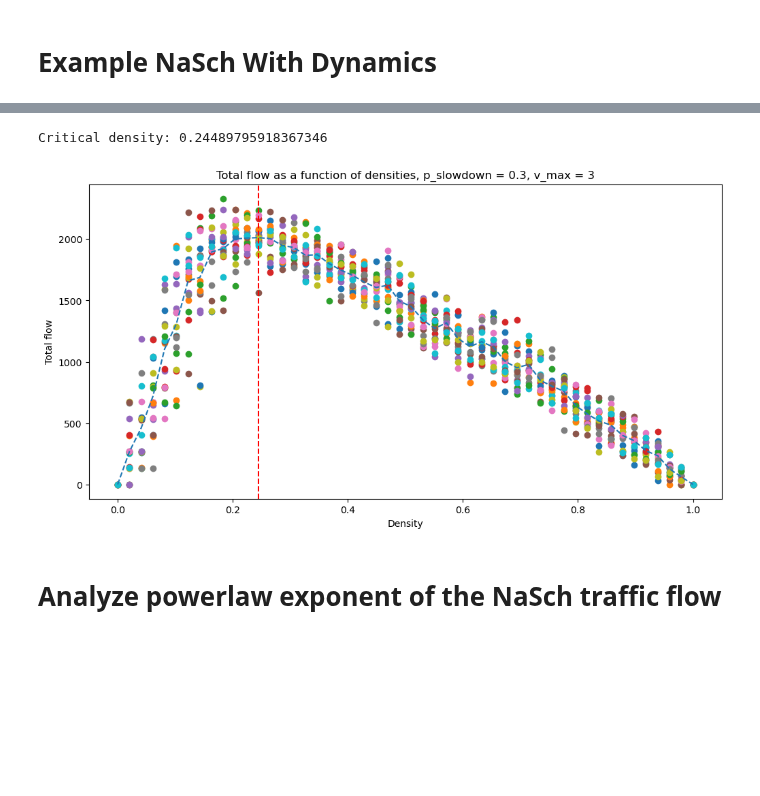
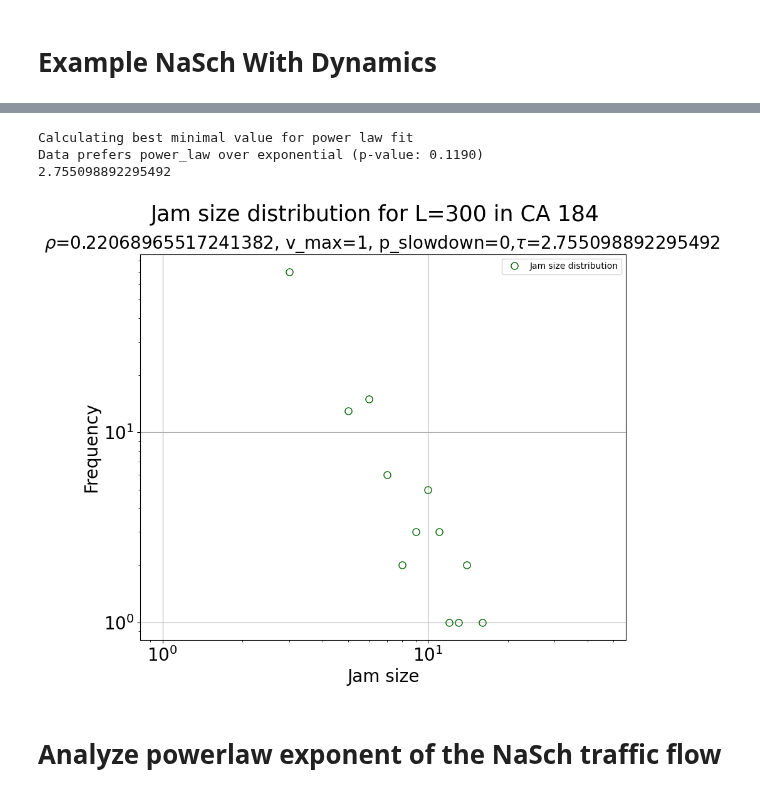
Before and after one commit to ThomasTenDamme/CSS-Group1, a Jupyter notebook: caros_notebook.ipynb, the cells around one changed output, grey strips where cells are left out. Drawn from its saved outputs; the diff is of its cells as text; code cells hidden in the pictures; blank space fills up the shorter version.

```diff
--- a/caros_notebook.ipynb
+++ b/caros_notebook.ipynb
@@ -455,46 +389,28 @@ Counter({151: 219, 2: 65, 3: 28, 4: 24, 5: 20, 8: 8, 6: 8, 13: 6, 9: 6, 11: 4, 7
-# %%
-p = np.linspace(0.0, 1, 50)
-L = 100
-T = int(L / 2)
-n = 20
-p_slowdown = 0.3
-v_max = 3
-
-total_flows_per_density = dict()
-average_flows_per_density = dict()
-
-for density in p:
-    lifespan_counter, jam_size_counter, evolutions = run_model_stochastic(density, L, T, n, v_max=v_max, p_slowdown = p_slowdown,
-                                                                      return_evolutions=True, dynamic_model=False, neighbourhood_size=neighbourhood_size,
-                                                                      entry_chance=entry_chance, exit_chance=exit_chance)
-
-
-    total_flows = [calculate_flow_nasch(evolution) for evolution in evolutions]
-    average_flows = [flow / float(T) for flow in total_flows]
-
-    total_flows_per_density[density] = total_flows
-    average_flows_per_density[density] = average_flows
-
-# Find critical point: the density for which the total flow average is maximum
-mean_total_flow_per_density = {density: np.mean(flows) for density, flows in total_flows_per_density.items()}
-critical_density = max(mean_total_flow_per_density, key=mean_total_flow_per_density.get)
-print(f"Critical density: {critical_density}")
-
-# plot total flow as a function of densities
-plt.figure(figsize=(12,6))
-plt.title(f'Total flow as a function of densities, p_slowdown = {p_slowdown}, v_max = {v_max}')
-plt.plot(total_flows_per_density.keys(), total_flows_per_density.values(), 'o')
-plt.plot(total_flows_per_density.keys(), [np.mean(flows) for flows in total_flows_per_density.values()], '--', label= "Critical density")
-
-# Add a vertical line at the critical density
-plt.axvline(x=critical_density, color='red', linestyle='--')
-
-plt.xlabel('Density')
-plt.ylabel('Total flow')
-plt.show()
-# %% [output]
-Critical density: 0.24489795918367346
-[figure, removed]
+# %%
+#check for powerlaw and make loglog plot for visualisation
+result, exponent = analyze_powerlaw_distribution(list(jam_size_counter.elements()))
+print(result) #print result of power law test
+print(exponent)
+
+plt.figure(figsize=(10,8))
+plt.loglog(range(1, int(max(jam_size_counter.keys()))), [jam_size_counter[i] for i in range(1, int(max(jam_size_counter.keys())))], 'o', markerfacecolor='none', markeredgecolor='darkgreen', markersize=8)
+
+#line to plot the critical exponent line in the plot
+#plt.loglog(range(1, int(max(jam_size_counter.keys()))), power(range(1, int(max(jam_size_counter.keys()))), exponent), '--')
+plt.legend(['Jam size distribution'])
+plt.grid()
+plt.title(f'$\\rho$={p}, v_max={v_max}, p_slowdown={p_slowdown},$\\tau$={exponent} ', fontsize=20)
+plt.xlabel('Jam size', fontsize=20)
+plt.ylabel('Frequency',fontsize=20)
+plt.suptitle(f'Jam size distribution for L={L} in CA 184', fontsize=25)
+plt.xticks(fontsize=20)
+plt.yticks(fontsize=20)
+plt.show()
+# %% [output]
+Calculating best minimal value for power law fit
+Data prefers power_law over exponential (p-value: 0.1190)
+2.755098892295492
+[figure, added]
 # %% [markdown]
 # Analyze powerlaw exponent of the NaSch traffic flow
 # %%
```
Also changed, not shown: parts of 12 cells of this notebook, 3 other files.
